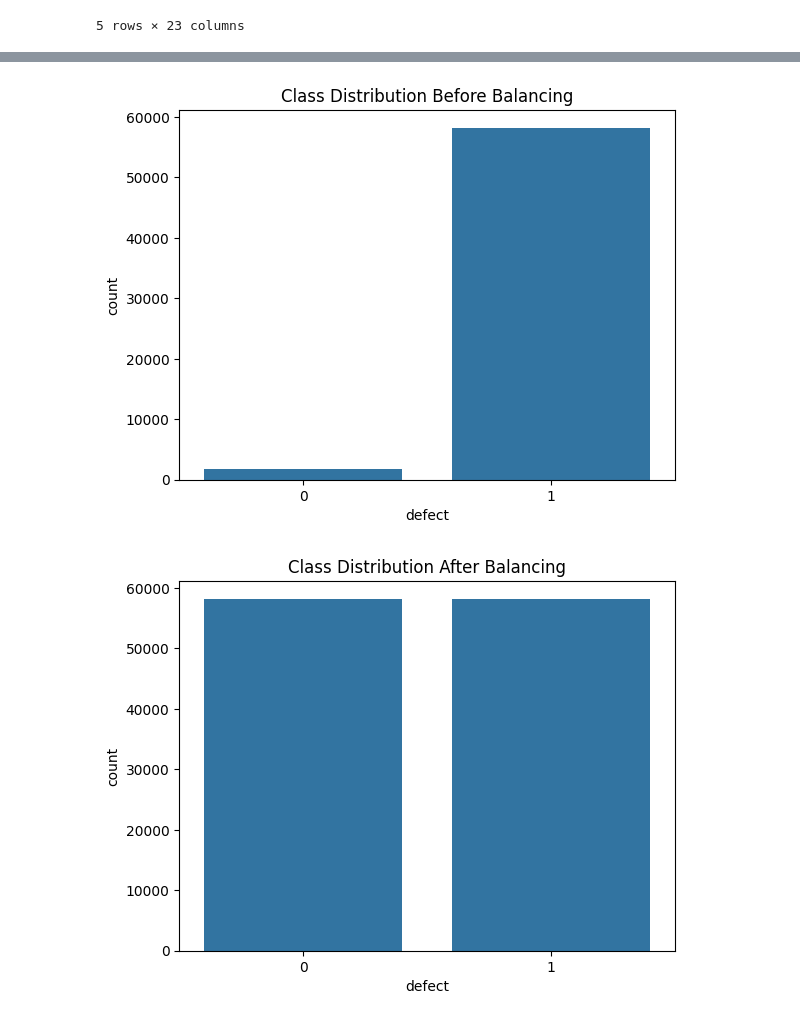
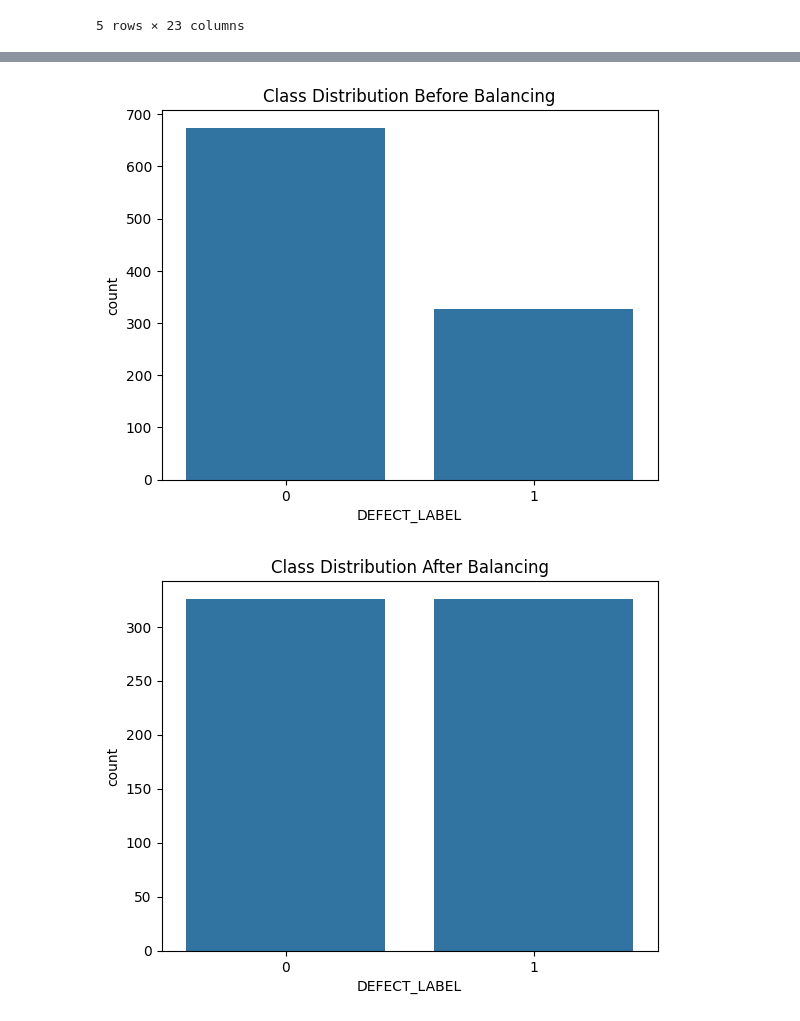
Before and after one commit to yasseen116/Software-Defect-predection-Project, a Jupyter notebook: DS_project.ipynb, the cells around one changed output, grey strips where cells are left out. Cells and saved outputs as stored; diff of their text form; code cells hidden in the pictures.

```diff
--- a/DS_project.ipynb
+++ b/DS_project.ipynb
@@ -6,6 +6,6 @@ import seaborn as sns
 import matplotlib.pyplot as plt
 import numpy as np
 from sklearn.preprocessing import StandardScaler
-df = pd.read_csv("software_defect_prediction_dataset.csv")
+df = pd.read_csv("SoftwareDefectDataset.csv")
 df.head()
 # %% [output]
@@ -37,7 +35,7 @@ df.describe(include='all')
 # %%
 #adding missing values
-df.loc[df.sample(frac=0.01, random_state=42).index, 'lines_of_code'] = np.nan
-df.loc[df.sample(frac=0.02, random_state=7).index, 'test_coverage'] = np.nan
+df.loc[df.sample(frac=0.001, random_state=42).index, 'lines_of_code'] = np.nan
+df.loc[df.sample(frac=0.001, random_state=7).index, 'test_coverage'] = np.nan
 df.isnull().sum()
 # %% [output]
 |  | 0 |
@@ -243,8 +238,8 @@ plt.show()
 # %%
 from sklearn.ensemble import RandomForestClassifier
 
-X = df.drop("defect", axis=1)
-y = df["defect"]
+X = df.drop("DEFECT_LABEL", axis=1)
+y = df["DEFECT_LABEL"]
 
 model = RandomForestClassifier()
 model.fit(X, y)
@@ -274,7 +263,7 @@ dtype: float64
 selected_features = importances[importances > 0.01].index
 
 # Create a new dataset with only the selected features and the target column
-df_selected = df[selected_features.tolist() + ["defect"]]
+df_selected = df[selected_features.tolist() + ["DEFECT_LABEL"]]
 
 # Show the selected features and the new dataset shape
 print("Selected features:", list(selected_features))
@@ -295,13 +284,13 @@ Reduced shape: (60000, 5)
 # %%
 # Plot the class distribution before balancing
 import seaborn as sns
 import matplotlib.pyplot as plt
 
-sns.countplot(x="defect", data=df_selected)
+sns.countplot(x="DEFECT_LABEL", data=df_selected)
 plt.title("Class Distribution Before Balancing")
 plt.show()
 # %% [output]
-[figure, old version]
+[figure, new version]
 # %%
 # Balance the dataset by oversampling the minority class
 from sklearn.utils import resample
@@ -320,11 +309,11 @@ df_minority_upsampled = resample(
 df_balanced = pd.concat([df_majority, df_minority_upsampled]).sample(frac=1, random_state=42)
 # %%
 # Plot the class distribution after balancing
-sns.countplot(x="defect", data=df_balanced)
+sns.countplot(x="DEFECT_LABEL", data=df_balanced)
 plt.title("Class Distribution After Balancing")
 plt.show()
 # %% [output]
-[figure, old version]
+[figure, new version]
 # %%
 # Import Decision Tree and evaluation tools
 from sklearn.tree import DecisionTreeClassifier
```
Also changed, not shown: parts of 12 cells of this notebook.
